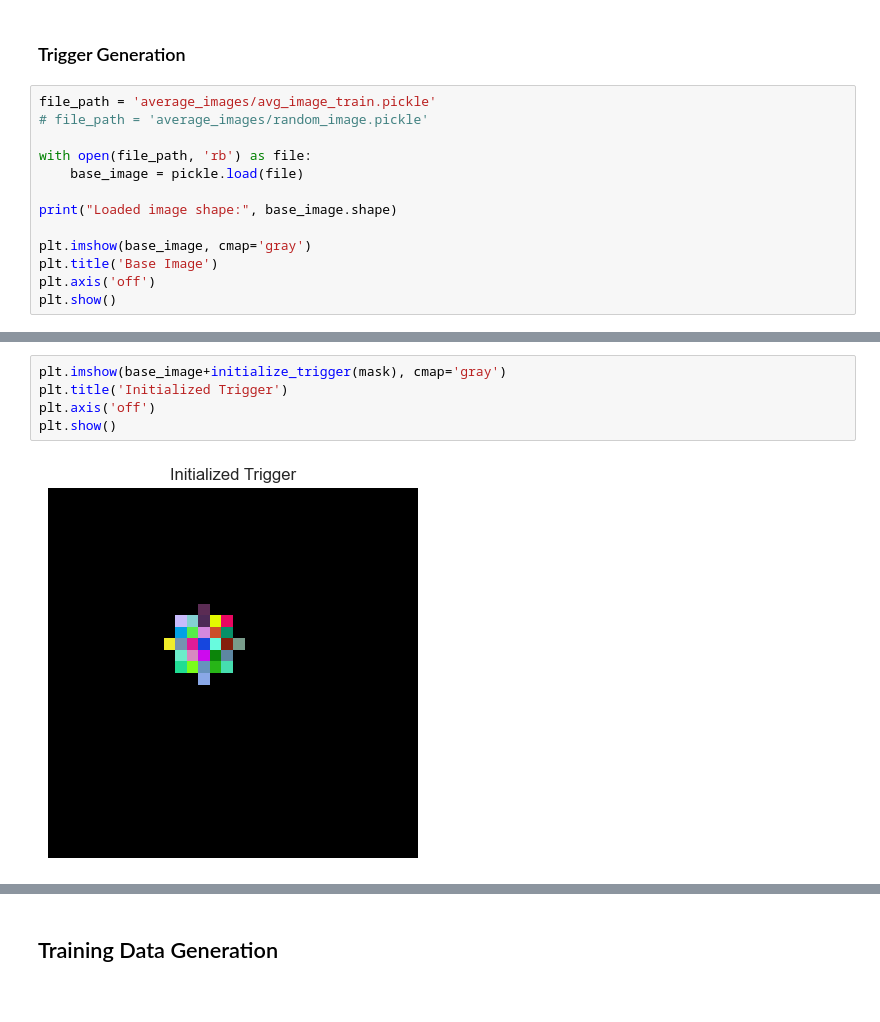
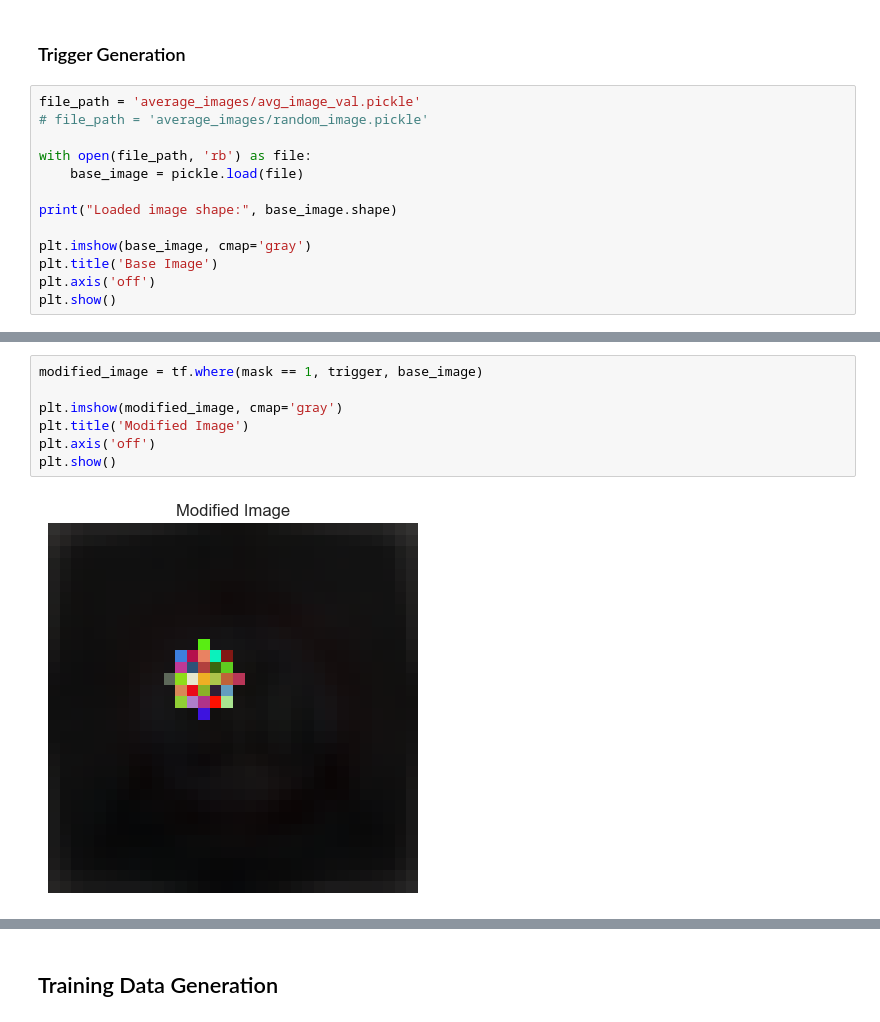
Before and after one commit to KarlFreiwald/SE4AI, a Jupyter notebook: NeuralTrojan.ipynb, the cells around one changed output, grey strips where cells are left out. Cells and saved outputs as stored; diff of their text form.

Commit message:
First version of Neural Trigger running.

```diff
--- a/NeuralTrojan.ipynb
+++ b/NeuralTrojan.ipynb
@@ -100,7 +73,7 @@ plt.show()
 # %% [markdown]
 ### Trigger Generation
 # %%
-file_path = 'average_images/avg_image_train.pickle'
+file_path = 'average_images/avg_image_val.pickle'
 # file_path = 'average_images/random_image.pickle'
 
 with open(file_path, 'rb') as file:
@@ -155,7 +104,9 @@ def optimize_trigger(mask, base_image, model, target_class, alpha=0.01, lambda_r
 # %%
-plt.imshow(base_image+initialize_trigger(mask), cmap='gray')
-plt.title('Initialized Trigger')
+modified_image = tf.where(mask == 1, trigger, base_image)
+
+plt.imshow(modified_image, cmap='gray')
+plt.title('Modified Image')
 plt.axis('off')
 plt.show()
 # %% [output]
-[figure, old version]
+[figure, new version]
```
Also changed, not shown: parts of 14 cells of this notebook.
